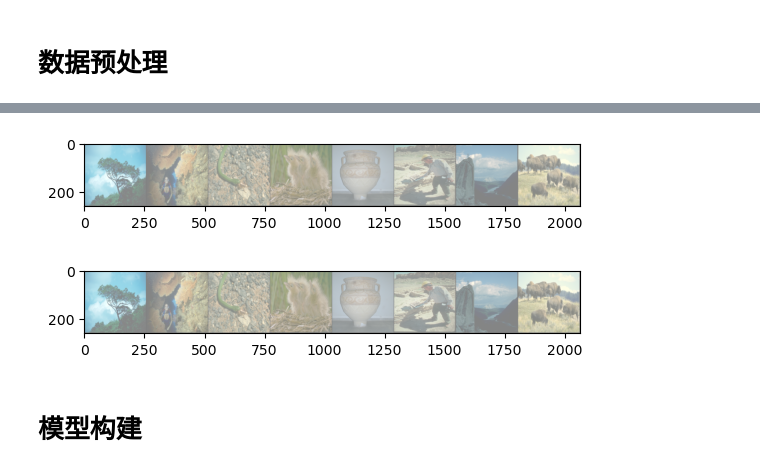
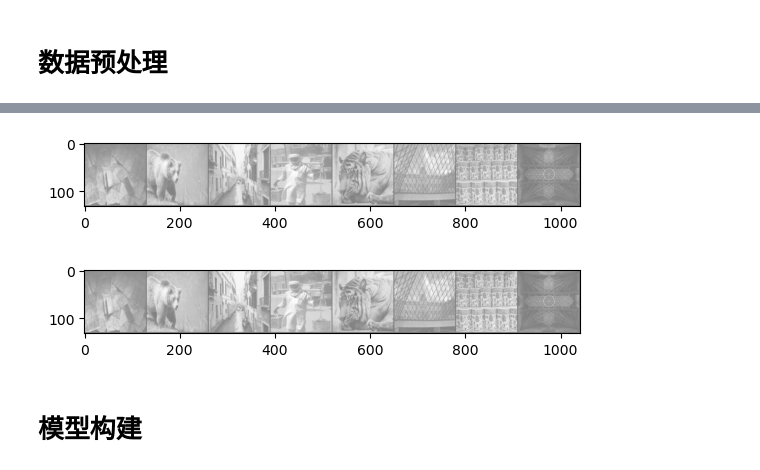
Before and after one commit to zeme2-1/VDSR, a Jupyter notebook: vdsr.ipynb, the cells around one changed output, grey strips where cells are left out. Saved outputs shown, nothing was run; the diff lists cells and outputs as text; code cells hidden in the pictures.

Commit message:
train result

```diff
--- a/vdsr.ipynb
+++ b/vdsr.ipynb
@@ -94,8 +94,12 @@ class SRDataset(Dataset):
         lr_path = os.path.join(self.lr_dir, img_name)
         hr_path = os.path.join(self.hr_dir, img_name)
 
-        lr_image = Image.open(lr_path).convert('RGB')
-        hr_image = Image.open(hr_path).convert('RGB')
+        lr_image = Image.open(lr_path).convert('YCbCr')
+        lr_image = np.array(lr_image)[:, :, 0]
+        lr_image = Image.fromarray(lr_image, mode='L')
+        hr_image = Image.open(hr_path).convert('YCbCr')
+        hr_image = np.array(hr_image)[:, :, 0]
+        hr_image = Image.fromarray(hr_image, mode='L')
 
         if self.transform:
             lr_image = self.transform(lr_image)
@@ -105,7 +109,7 @@ class SRDataset(Dataset):
 # %%
 # 定义转换操作
 transform = transforms.Compose([
-    transforms.Resize((256, 256)),  # 调整图片大小
+    transforms.Resize((128, 128)),  # 调整图片大小
     #transforms.RandomHorizontalFlip(),
     #transforms.RandomRotation(10),
     transforms.ToTensor(),          # 转换为张量
@@ -121,26 +125,26 @@ val_dataset = torch.utils.data.Subset(dataset, val_indices)
 test_dataset = torch.utils.data.Subset(dataset, test_indices)
 
 # 创建数据加载器
-train_loader = DataLoader(train_dataset, batch_size=10, shuffle=True)
-val_loader = DataLoader(val_dataset, batch_size=10, shuffle=False)
-test_loader = DataLoader(test_dataset, batch_size=10, shuffle=False)
+train_loader = DataLoader(train_dataset, batch_size=64, shuffle=True)
+val_loader = DataLoader(val_dataset, batch_size=64, shuffle=False)
+test_loader = DataLoader(test_dataset, batch_size=64, shuffle=False)
 # %%
 # 从 train_loader 获取一批数据
-lr, hr = next(iter(train_loader))
+lr, hr = next(iter(test_loader))
 
 # 展示这一批图像
 def imshow(img):
     img = img / 2 + 0.5
     npimg = img.numpy()
     plt.imshow(np.transpose(npimg, (1, 2, 0)))
     plt.show()
 
 # 显示一个批次中的前 8 张图像
 imshow(torchvision.utils.make_grid(lr[:8], nrow=8))
 imshow(torchvision.utils.make_grid(hr[:8], nrow=8))
 # %% [output]
-[figure, old version]
+[figure, new version]
-[figure, old version]
+[figure, new version]
 # %% [markdown]
 # 模型构建
 # %%
```
Also changed, not shown: parts of 11 cells of this notebook, 2 other files.
